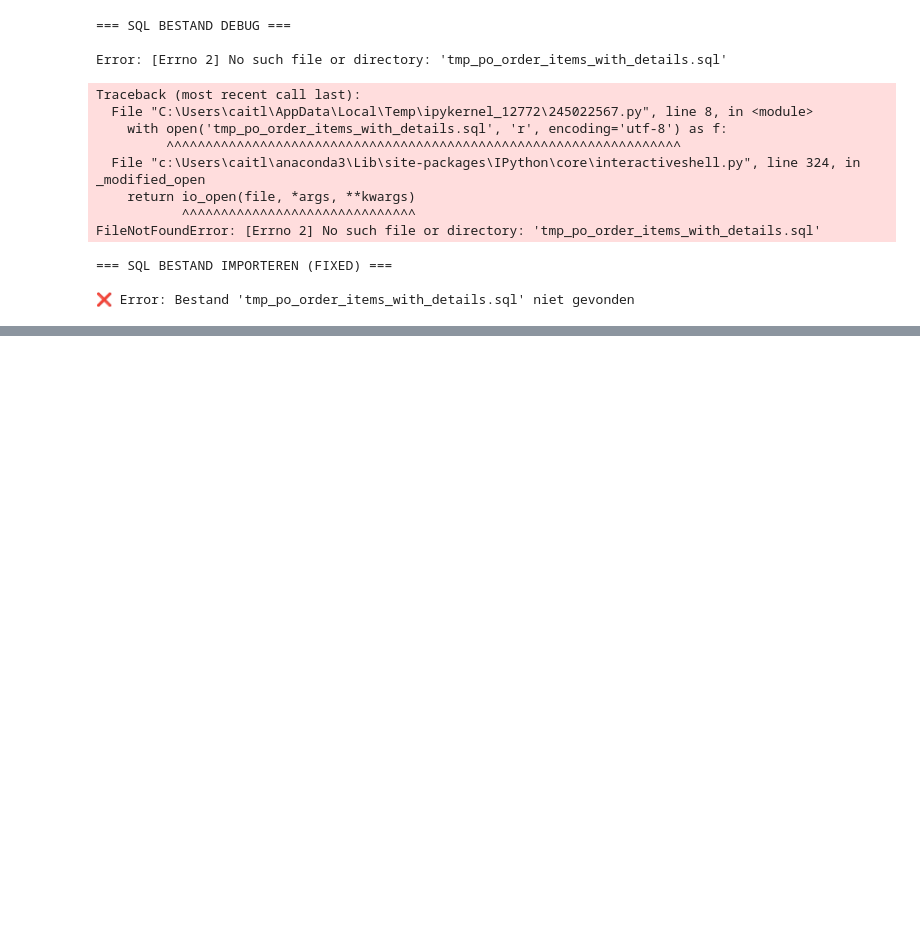
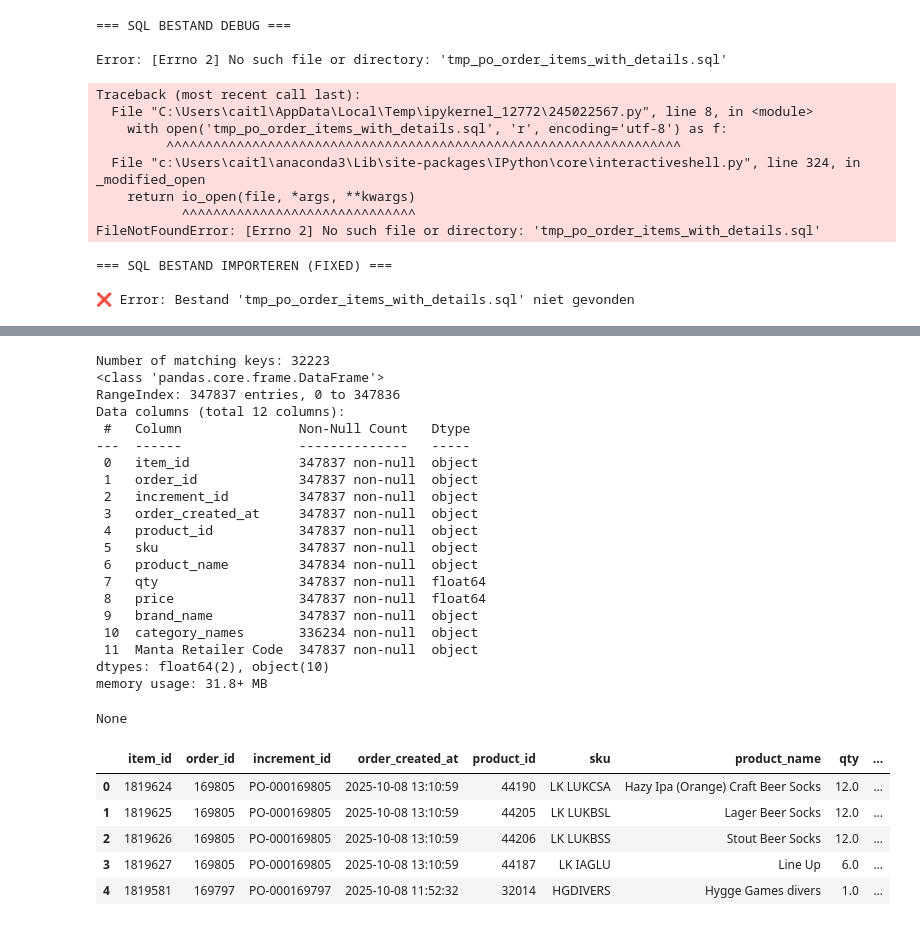
Before and after one commit to Chaimaebz/datalab3, a Jupyter notebook: Mantagifts_Data_Project_Clean.ipynb, the cells around one changed output, grey strips where cells are left out. Drawn from its saved outputs; the diff is of its cells as text; code cells hidden in the pictures; blank space fills up the shorter version.

Commit message:
Order data samengevoegd

```diff
--- a/Mantagifts_Data_Project_Clean.ipynb
+++ b/Mantagifts_Data_Project_Clean.ipynb
@@ -1927,0 +1950,44 @@ display(order_data,
+# %%
+common_values = set(order_data['increment_id']).intersection(set(order_data2['Po #']))
+print(f"Number of matching keys: {len(common_values)}")
+
+df_orders = pd.merge(
+    order_data,
+    order_data2,
+    left_on='increment_id',
+    right_on='Po #',
+    how='inner'
+)
+
+df_orders = df_orders.drop(columns=['Po #'])
+
+display(df_orders.info(),
+        df_orders.head())
+# %% [output]
+Number of matching keys: 32223
+<class 'pandas.core.frame.DataFrame'>
+RangeIndex: 347837 entries, 0 to 347836
+Data columns (total 12 columns):
+ #   Column               Non-Null Count   Dtype
+---  ------               --------------   -----
+ 0   item_id              347837 non-null  object
+ 1   order_id             347837 non-null  object
+ 2   increment_id         347837 non-null  object
+ 3   order_created_at     347837 non-null  object
+ 4   product_id           347837 non-null  object
+ 5   sku                  347837 non-null  object
+ 6   product_name         347834 non-null  object
+ 7   qty                  347837 non-null  float64
+ 8   price                347837 non-null  float64
+ 9   brand_name           347837 non-null  object
+ 10  category_names       336234 non-null  object
+ 11  Manta Retailer Code  347837 non-null  object
+dtypes: float64(2), object(10)
+memory usage: 31.8+ MB
+None
+|  | item_id | order_id | increment_id | order_created_at | product_id | sku | product_name | qty | ... |
+| 0 | 1819624 | 169805 | PO-000169805 | 2025-10-08 13:10:59 | 44190 | LK LUKCSA | Hazy Ipa (Orange) Craft Beer Socks | 12.0 | ... |
+| 1 | 1819625 | 169805 | PO-000169805 | 2025-10-08 13:10:59 | 44205 | LK LUKBSL | Lager Beer Socks | 12.0 | ... |
+| 2 | 1819626 | 169805 | PO-000169805 | 2025-10-08 13:10:59 | 44206 | LK LUKBSS | Stout Beer Socks | 12.0 | ... |
+| 3 | 1819627 | 169805 | PO-000169805 | 2025-10-08 13:10:59 | 44187 | LK IAGLU | Line Up | 6.0 | ... |
+| 4 | 1819581 | 169797 | PO-000169797 | 2025-10-08 11:52:32 | 32014 | HGDIVERS | Hygge Games divers | 1.0 | ... |
```
Also changed, not shown: parts of 1 cell of this notebook.
